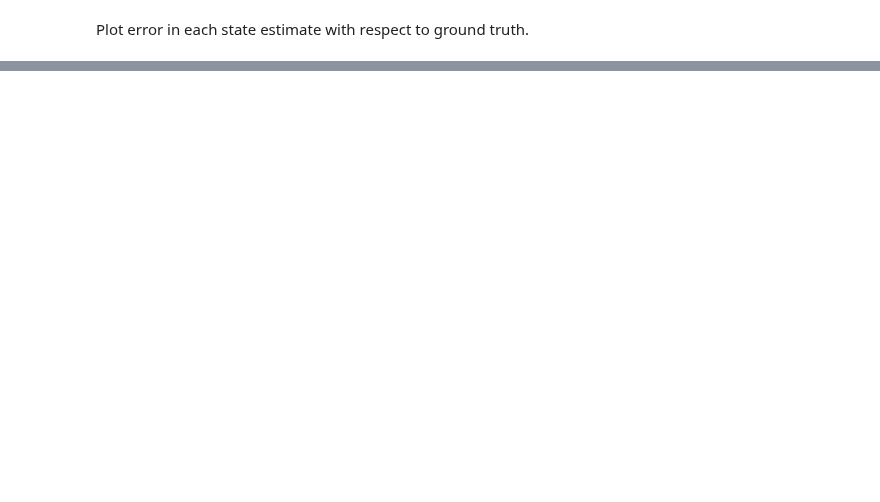
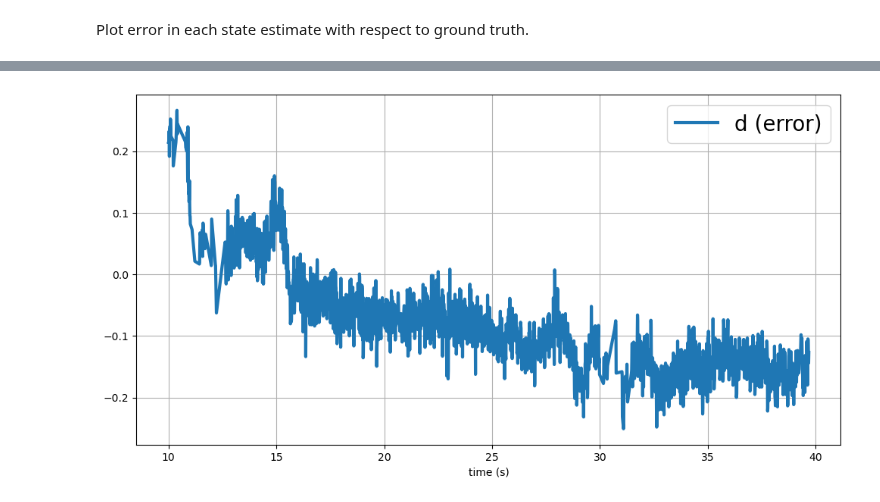
Before and after one commit to Chairless-maybe/crazyflie-client, a Jupyter notebook: project/post-analysis.ipynb, the cells around one changed output, grey strips where cells are left out. Saved outputs shown, nothing was run; the diff lists cells and outputs as text; code cells hidden in the pictures; blank space fills up the shorter version.

```diff
--- a/project/post-analysis.ipynb
+++ b/project/post-analysis.ipynb
@@ -339,0 +331,32 @@ Plot error in each state estimate with respect to ground truth.
+# %%
+# Import necessary libraries
+import matplotlib.pyplot as plt
+import numpy as np
+
+# Assuming d_offline, t are defined elsewhere and contain at least 1001 samples
+
+# Compute the error between the offline data (d_offline) and the desired value (0.5)
+# starting from index 1000. This assumes d_offline is long enough and contains valid data.
+d_err = d_offline[1000:] - 0.5
+
+def error_plot(t, s_err, name, ax):
+    # Plot the error data against time
+    ax.plot(t, s_err, label=f'{name} (error)', linewidth=3)
+    # Add a legend to identify the plotted data
+    ax.legend(fontsize=20)
+    # Enable grid lines for better readability
+    ax.grid()
+
+# Create a figure and a single subplot for the error plot
+fig, ax_d = plt.subplots(1, 1, figsize=(12, 6), sharex=True)
+
+# Plot the error starting from t[1000:] and corresponding d_err
+error_plot(t[1000:], d_err, 'd', ax_d)
+
+# Set the x-axis label for the time dimension
+ax_d.set_xlabel('time (s)')
+
+# Display the plot
+plt.show()
+# %% [output]
+[figure, added]
```
Also changed, not shown: parts of 33 cells of this notebook.
